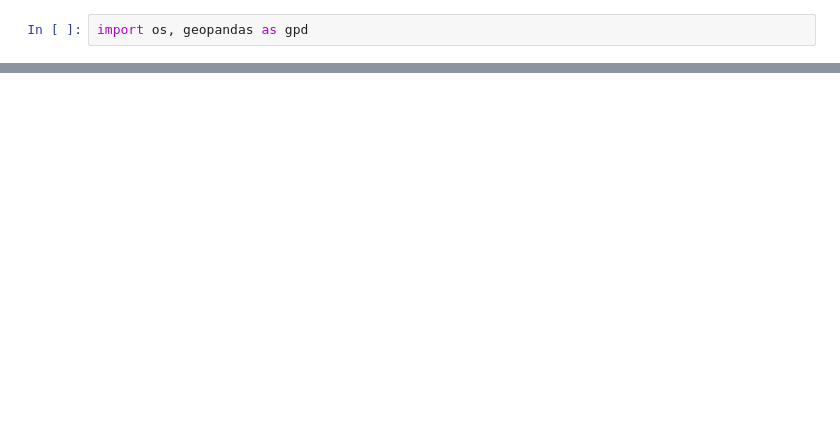
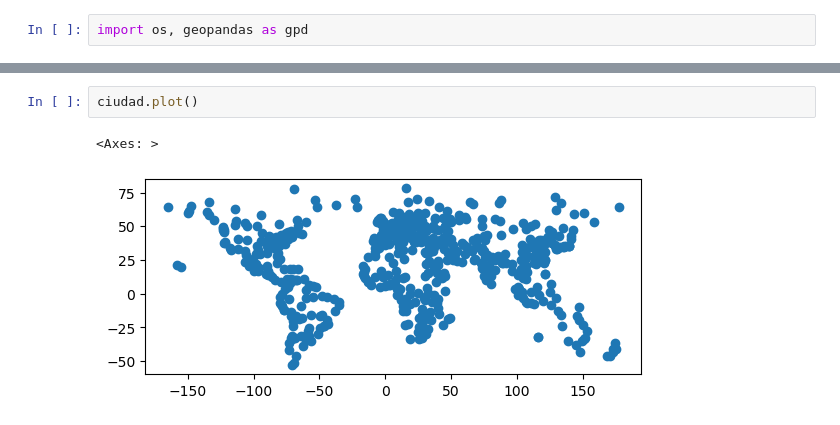
Before and after one commit to CarolinaPUCP/Evaluacion-2, a Jupyter notebook: CANADA - EVALUACION 2.ipynb, the cells around one changed output, grey strips where cells are left out. Cells and saved outputs as stored; diff of their text form; blank space fills up the shorter version.

```diff
--- a/CANADA - EVALUACION 2.ipynb
+++ b/CANADA - EVALUACION 2.ipynb
@@ -6,0 +12,5 @@ DriverError: AGUA.shp\PAIS.shp\CIUDAD.shp: No such file or directory
+# %%
+ciudad.plot()
+# %% [output]
+<Axes: >
+[figure, added]
```
Also changed, not shown: parts of 24 cells of this notebook, 52 other files.
